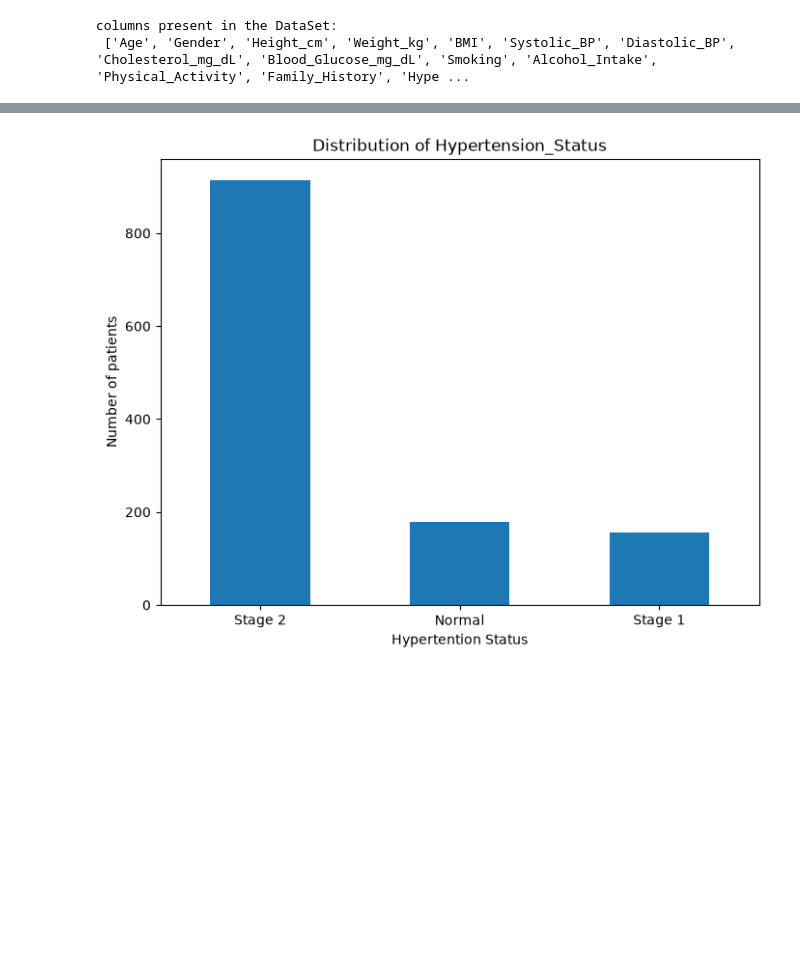
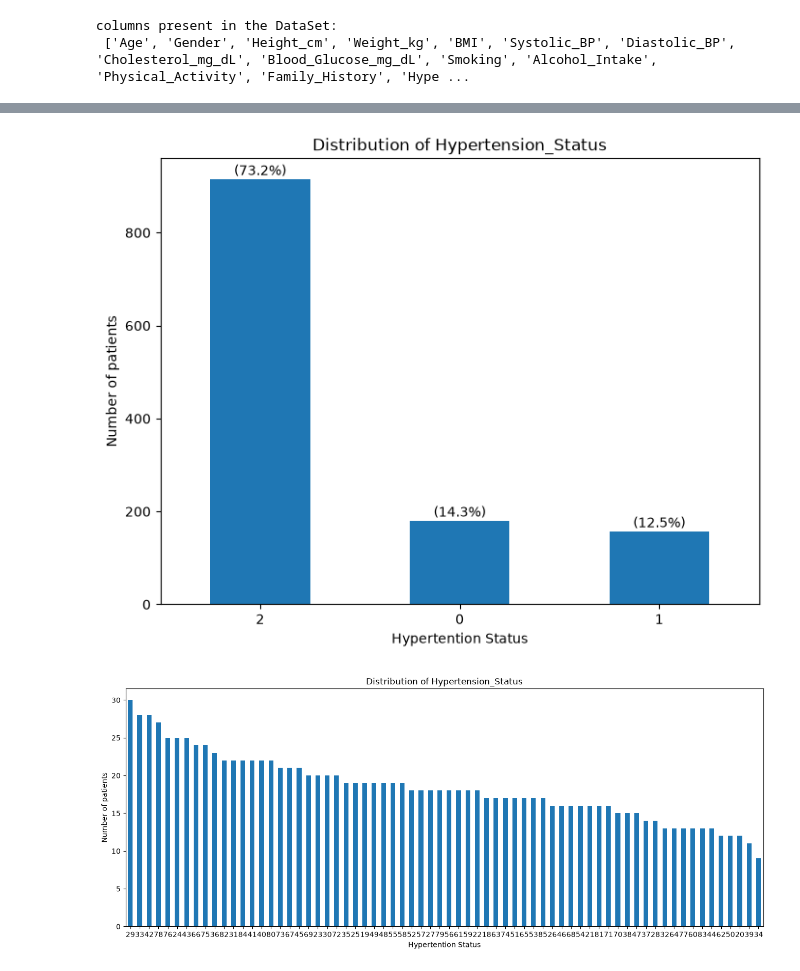
Before and after one commit to Bobbylee007/hypertension_DA_project, a Jupyter notebook: hypertention.ipynb, the cells around one changed output, grey strips where cells are left out. Saved outputs shown, nothing was run; the diff lists cells and outputs as text; code cells hidden in the pictures; blank space fills up the shorter version.

Commit message:
Data documentation

```diff
--- a/hypertention.ipynb
+++ b/hypertention.ipynb
@@ -188,0 +227,7 @@ dataSet_df
+# %%
+# Transform and encoding target variable
+
+dataSet_df = loadDataSet(URL)
+Hypertension_int = {'Normal':0,'Stage 1':1,'Stage 2':2}
+dataSet_df['Hypertension_Status'] = dataSet_df['Hypertension_Status'].replace(Hypertension_int).astype('int64')
+dataSet_df.sample(5)
@@ -189,18 +308,47 @@ dataSet_df
+# %%
+# DataFrame
+# dataSet_df = loadDataSet(URL)
+
+# count of each category value for hypertention_statue column
+status_count = dataSet_df["Hypertension_Status"].value_counts()
+status_percentage = dataSet_df['Hypertension_Status'].value_counts(normalize=True) * 100
+
+
+
+# Bar chart
+plt.figure(figsize=(8,6))
+ax = status_count.plot(kind='bar')
+status_count.plot(kind='bar')
+plt.title("Distribution of Hypertension_Status")
+plt.xlabel('Hypertention Status')
+plt.ylabel('Number of patients')
+plt.xticks(rotation=0)
+
+# Add percentage labe to Bar chart
+for i, count in enumerate(status_count):
+    percentage = status_percentage[status_count.index[i]]
+
+    ax.text(
+        i,
+        count + 10,
+        f'({percentage:.1f}%)',
+        ha='center'
+    )
+
+plt.show()
+# %% [output]
+[figure, added]
 # %%
-# DataFrame
-dataSet_df = loadDataSet(URL)
-
-# count of each category value for hypertention_statue column
-staues_count = dataSet_df["Hypertension_Status"].value_counts()
+staus_count = dataSet_df["Age"].value_counts()
 
 # Bar chart
-plt.figure(figsize=(8,6))
-staues_count.plot(kind='bar')
+plt.figure(figsize=(16,6))
+staus_count.plot(kind='bar')
 plt.title("Distribution of Hypertension_Status")
 plt.xlabel('Hypertention Status')
 plt.ylabel('Number of patients')
 plt.xticks(rotation=0)
 plt.show()
 # %% [output]
-[figure, old version]
+[figure, new version]
 # %%
```
Also changed, not shown: parts of 38 cells of this notebook, 1 other file.
